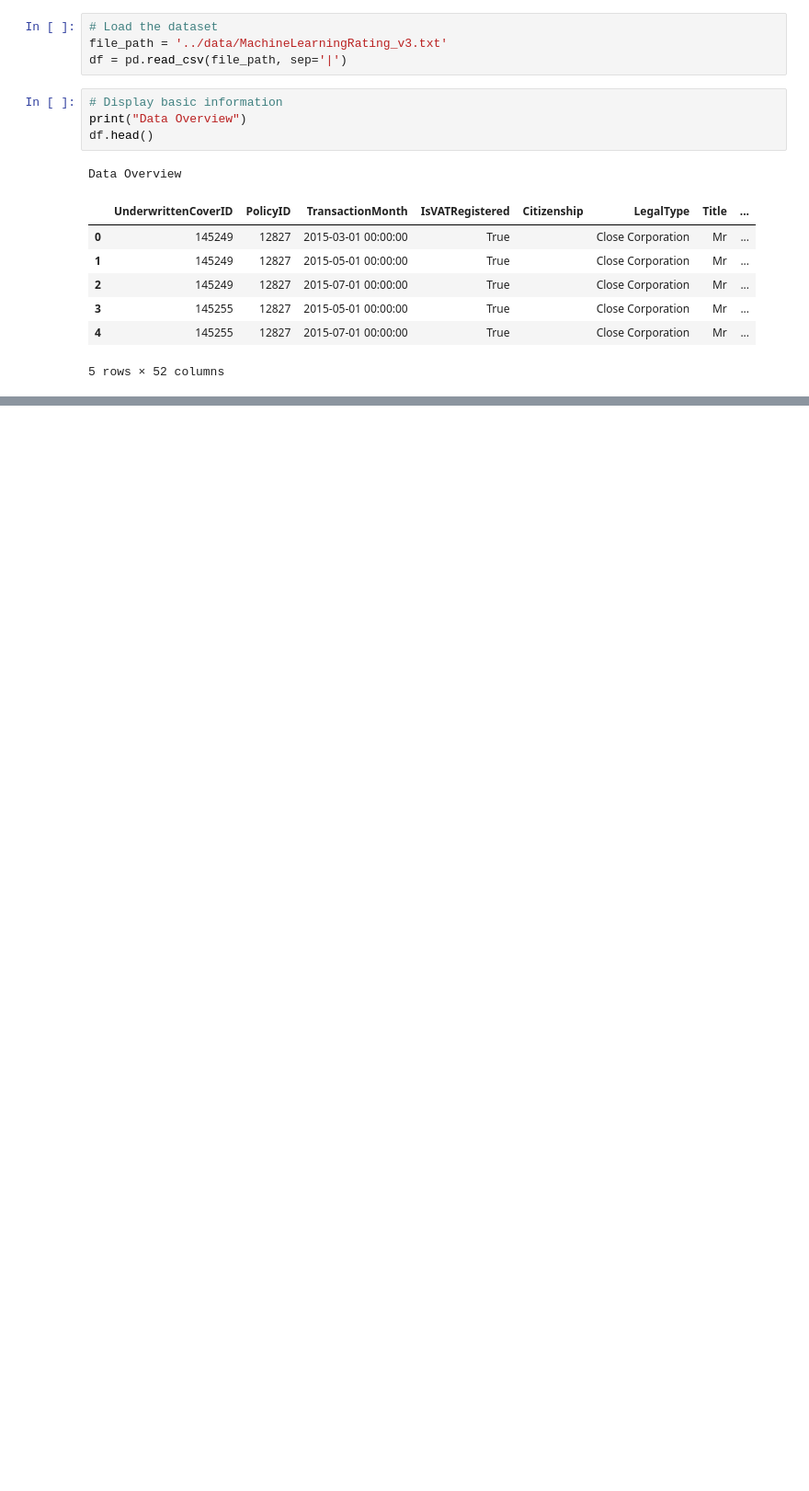
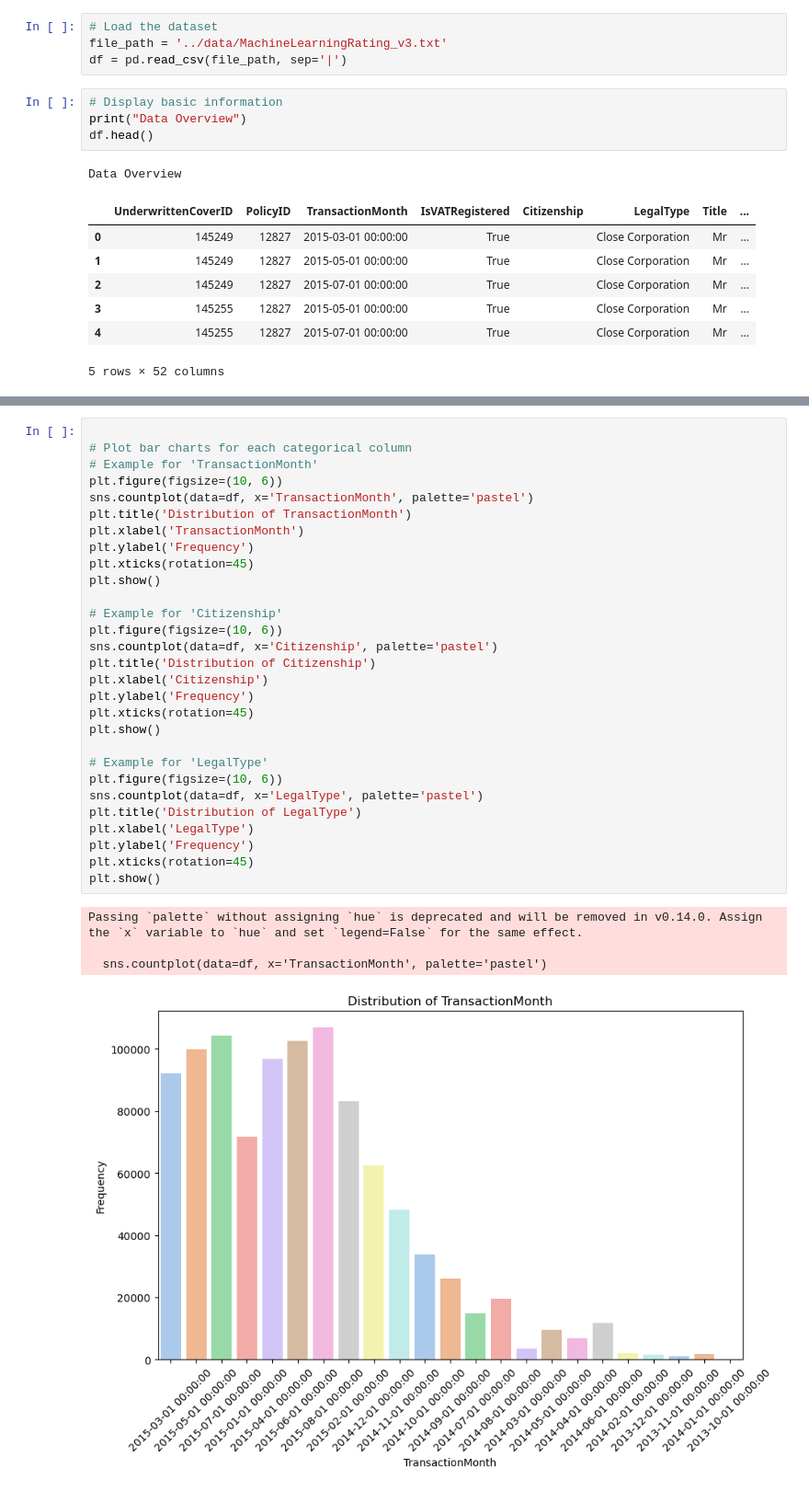
Before and after one commit to Getachew0557/KAIM2w3-AlphaCare-Insurance-Solutions, a Jupyter notebook: notebook/task1-model.ipynb, the cells around one changed output, grey strips where cells are left out. Shown at 92% size. Drawn from its saved outputs; the diff is of its cells as text; blank space fills up the shorter version.

```diff
--- a/notebook/task1-model.ipynb
+++ b/notebook/task1-model.ipynb
@@ -22,0 +244,34 @@ Data Overview
+# %%
+
+# Plot bar charts for each categorical column
+# Example for 'TransactionMonth'
+plt.figure(figsize=(10, 6))
+sns.countplot(data=df, x='TransactionMonth', palette='pastel')
+plt.title('Distribution of TransactionMonth')
+plt.xlabel('TransactionMonth')
+plt.ylabel('Frequency')
+plt.xticks(rotation=45)
+plt.show()
+
+# Example for 'Citizenship'
+plt.figure(figsize=(10, 6))
+sns.countplot(data=df, x='Citizenship', palette='pastel')
+plt.title('Distribution of Citizenship')
+plt.xlabel('Citizenship')
+plt.ylabel('Frequency')
+plt.xticks(rotation=45)
+plt.show()
+
+# Example for 'LegalType'
+plt.figure(figsize=(10, 6))
+sns.countplot(data=df, x='LegalType', palette='pastel')
+plt.title('Distribution of LegalType')
+plt.xlabel('LegalType')
+plt.ylabel('Frequency')
+plt.xticks(rotation=45)
+plt.show()
+# %% [output]
+Passing `palette` without assigning `hue` is deprecated and will be removed in v0.14.0. Assign the `x` variable to `hue` and set `legend=False` for the same effect.
+
+  sns.countplot(data=df, x='TransactionMonth', palette='pastel')
+[figure, added]
```
Also changed, not shown: parts of 25 cells of this notebook.
